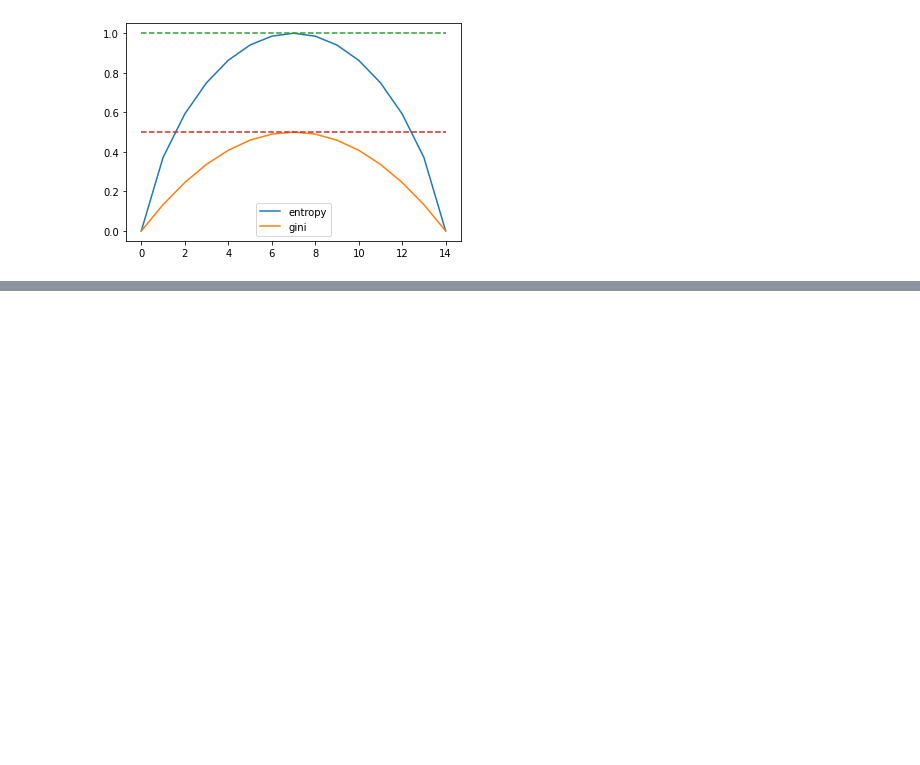
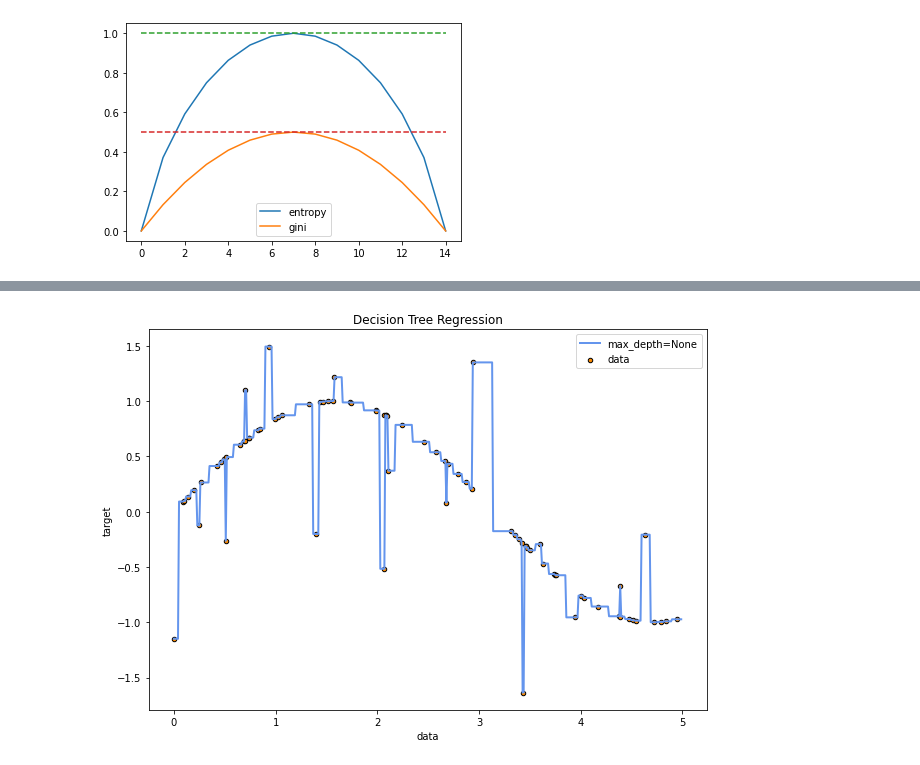
Before and after one commit to Pepcoders/Data-Science-March, a Jupyter notebook: Decision_Tree/Decision_Tree.ipynb, the cells around one changed output, grey strips where cells are left out. Cells and saved outputs as stored; diff of their text form; code cells hidden in the pictures; blank space fills up the shorter version.

```diff
--- a/Decision_Tree/Decision_Tree.ipynb
+++ b/Decision_Tree/Decision_Tree.ipynb
@@ -269,0 +330,18 @@ plt.legend()
+# %%
+# Fit regression model
+regr_1 = DecisionTreeRegressor()
+regr_1.fit(X, y)
+
+y_1 = regr_1.predict(X_test)
+
+# Plot the results
+plt.figure(figsize = (10, 7))
+plt.scatter(X, y, s=20, edgecolor="black", c="darkorange", label="data")
+plt.plot(X_test, y_1, color="cornflowerblue", label="max_depth=None", linewidth=2)
+plt.xlabel("data")
+plt.ylabel("target")
+plt.title("Decision Tree Regression")
+plt.legend()
+plt.show()
+# %% [output]
+[figure, added]
```
Also changed, not shown: parts of 11 cells of this notebook.
